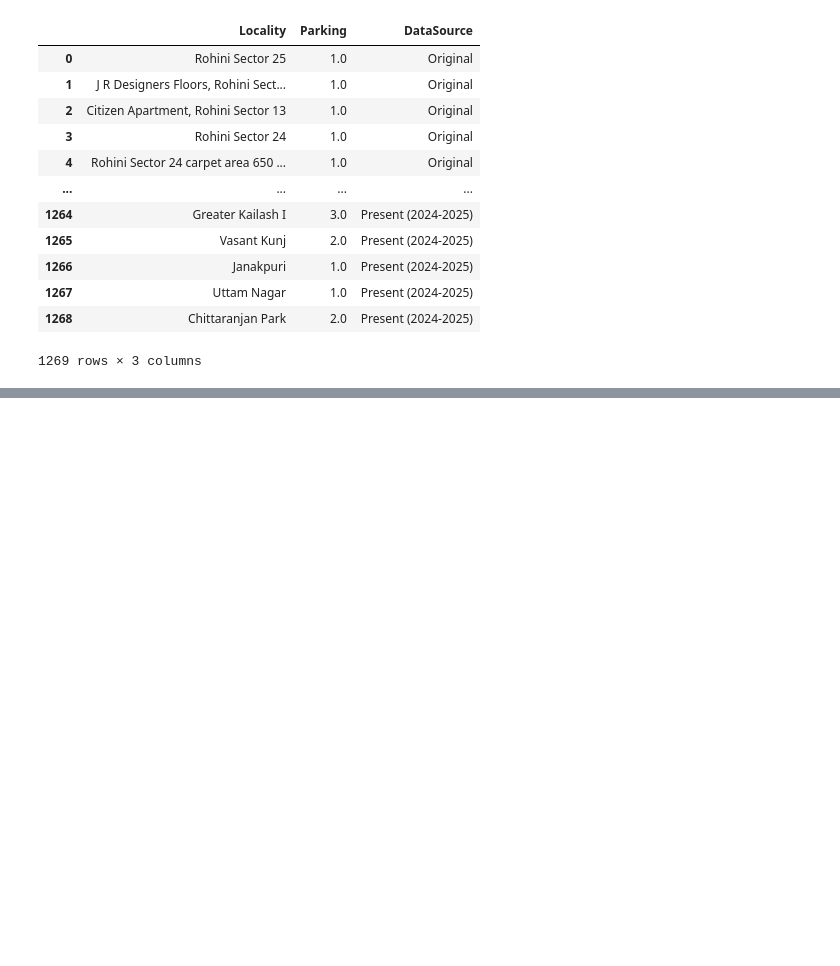
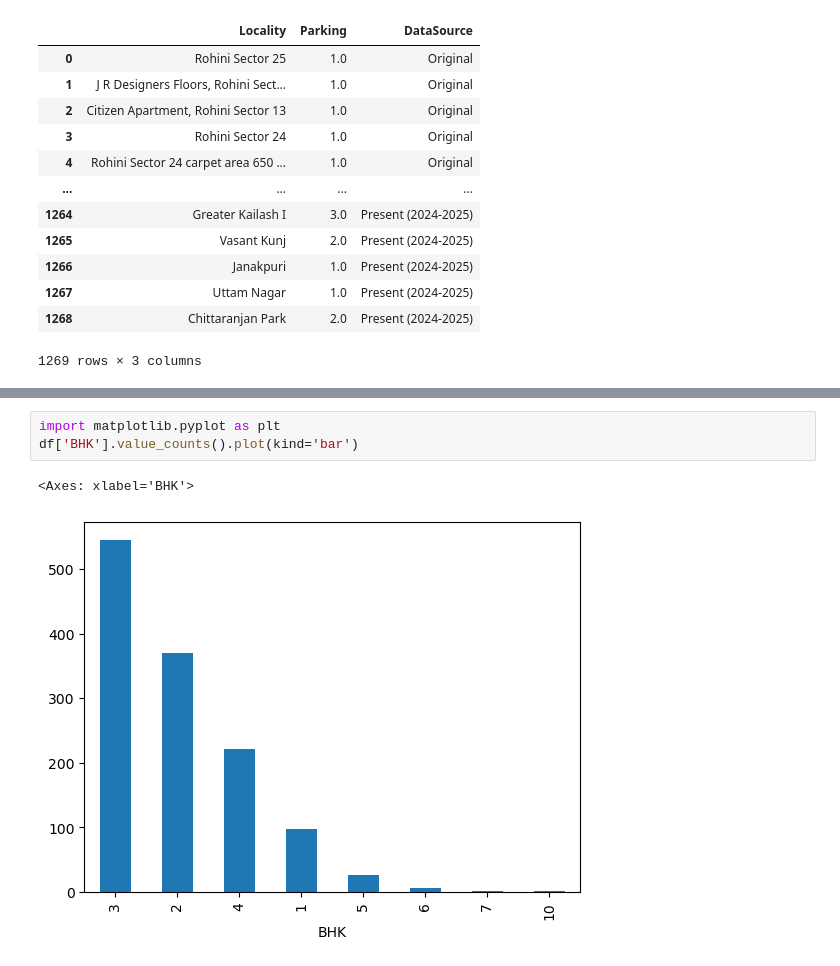
Before and after one commit to S1A2T00/Data-Science-Project, a Jupyter notebook: pandas.ipynb, the cells around one changed output, grey strips where cells are left out. Drawn from its saved outputs; the diff is of its cells as text; blank space fills up the shorter version.

```diff
--- a/pandas.ipynb
+++ b/pandas.ipynb
@@ -139,0 +210,6 @@ df.iloc[:,[4,5,11]]
+# %%
+import matplotlib.pyplot as plt
+df['BHK'].value_counts().plot(kind='bar')
+# %% [output]
+<Axes: xlabel='BHK'>
+[figure, added]
```
Also changed, not shown: parts of 11 cells of this notebook.
